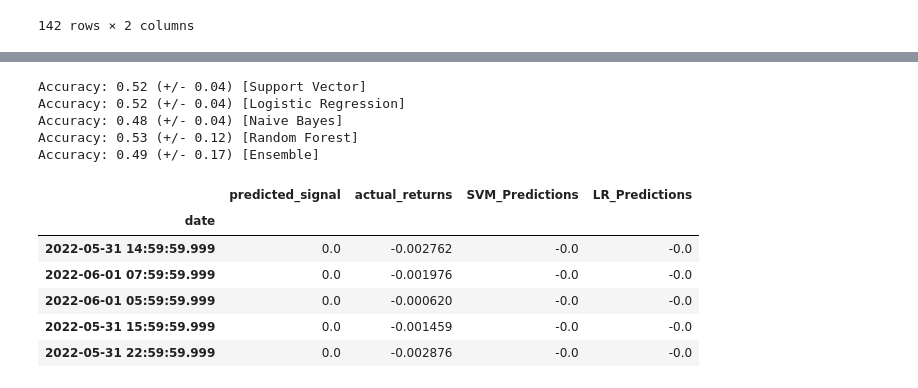
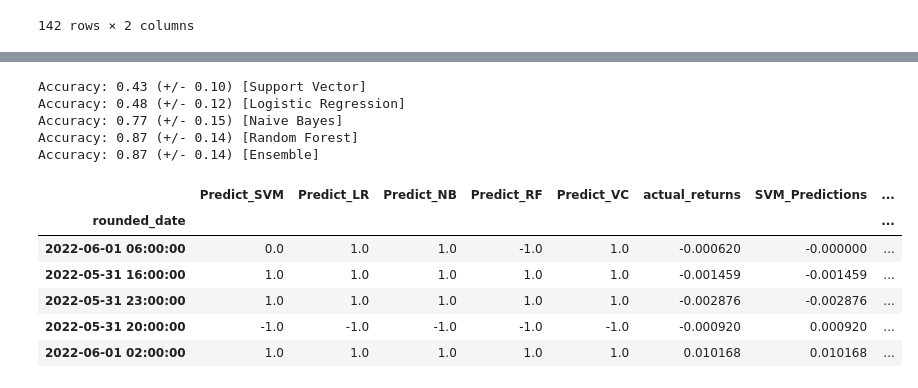
Before and after one commit to SamRoberts995/Project2_ML, a Jupyter notebook: Coding/Crypto_Algo.ipynb, the cells around one changed output, grey strips where cells are left out. Saved outputs shown, nothing was run; the diff lists cells and outputs as text; code cells hidden in the pictures.

Commit message:
update for datetime

```diff
--- a/Coding/Crypto_Algo.ipynb
+++ b/Coding/Crypto_Algo.ipynb
@@ -50,0 +44,16 @@ btc_df
+# %%
+from datetime import datetime, timedelta
+now = datetime.now()
+
+def hour_rounder(t):
+    t = datetime.fromisoformat(t)
+    # Rounds to nearest hour by adding a timedelta hour if minute >= 30
+    return (t.replace(second=0, microsecond=0, minute=0, hour=t.hour)
+               +timedelta(hours=t.minute//30))
+
+btc_df = btc_df.drop(columns=['open', 'low',])
+btc_df = btc_df.reset_index().drop(columns=['index'])
+btc_df['rounded_date'] = btc_df['date'].apply(lambda t: hour_rounder(t))
+btc_df = btc_df.drop(columns='date')
+
+btc_df.head()
@@ -51,12 +67,9 @@ btc_df
 # %%
 btc_df['polarity'] = np.random.randint(2, size=121)
 btc_df = btc_df.reset_index()
-btc_df = btc_df.set_index('date')
+btc_df = btc_df.set_index('rounded_date')
 btc_df = btc_df.drop(columns='index')
 # %%
-# Create new DF
-btc_df = btc_df.drop(columns=['open', 'low'])
-
 # Calculate the hourly returns using the closing prices and the pct_change function
 btc_df["actual_returns"] = btc_df["close"].pct_change()
 btc_df = btc_df.dropna()
@@ -202,32 +216,41 @@ eclf = VotingClassifier(
  estimators=[('lr', model_1), ('rf', model_2), ('gnb', model_3)],
  voting='hard'
 )
+eclf.fit(X_train_scaled,y_train)
+ypred_vc = eclf.predict(X_test_scaled)
 
 
 for clf, label in zip([svm_model, model_1, model_2, model_3, eclf], ['Support Vector', 'Logistic Regression', 'Naive Bayes', 'Random Forest', 'Ensemble']):
- scores = cross_val_score(clf, X, y, scoring='accuracy', cv=5)
+ scores = cross_val_score(clf, X, y, scoring='accuracy', cv=4)
  print("Accuracy: %0.2f (+/- %0.2f) [%s]" % (scores.mean(), scores.std(), label))
 # %% [output]
-Accuracy: 0.52 (+/- 0.04) [Support Vector]
-Accuracy: 0.52 (+/- 0.04) [Logistic Regression]
-Accuracy: 0.48 (+/- 0.04) [Naive Bayes]
-Accuracy: 0.53 (+/- 0.12) [Random Forest]
-Accuracy: 0.49 (+/- 0.17) [Ensemble]
+Accuracy: 0.43 (+/- 0.10) [Support Vector]
+Accuracy: 0.48 (+/- 0.12) [Logistic Regression]
+Accuracy: 0.77 (+/- 0.15) [Naive Bayes]
+Accuracy: 0.87 (+/- 0.14) [Random Forest]
+Accuracy: 0.87 (+/- 0.14) [Ensemble]
 # %%
 # Create a new empty predictions DataFrame using code provided below.
 predictions_df = pd.DataFrame(index=X_test.index)
-predictions_df["predicted_signal"] = testing_signal_predictions
+predictions_df["Predict_SVM"] = testing_signal_predictions
+predictions_df["Predict_LR"] = ypred_lr
+predictions_df["Predict_NB"] = ypred_GNB
+predictions_df["Predict_RF"] = ypred_RFC
+predictions_df["Predict_VC"] = ypred_vc
 predictions_df["actual_returns"] = btc_df["actual_returns"]
-predictions_df["SVM_Predictions"] = predictions_df["actual_returns"] * predictions_df["predicted_signal"]
-predictions_df["LR_Predictions"] = predictions_df["actual_returns"] * predictions_df["predicted_signal"]
-predictions_df.head()
+predictions_df["SVM_Predictions"] = predictions_df["actual_returns"] * predictions_df["Predict_SVM"]
+predictions_df["GNB_Predictions"] = predictions_df["actual_returns"] * predictions_df["Predict_NB"]
+predictions_df["RFC_Predictions"] = predictions_df["actual_returns"] * predictions_df["Predict_RF"]
+predictions_df["VC_Predictions"] = predictions_df["actual_returns"] * predictions_df["Predict_VC"]
+
+predictions_df.tail()
 # %% [output]
-|  | predicted_signal | actual_returns | SVM_Predictions | LR_Predictions |
-| date |  |  |  |  |
-| 2022-05-31 14:59:59.999 | 0.0 | -0.002762 | -0.0 | -0.0 |
-| 2022-06-01 07:59:59.999 | 0.0 | -0.001976 | -0.0 | -0.0 |
-| 2022-06-01 05:59:59.999 | 0.0 | -0.000620 | -0.0 | -0.0 |
-| 2022-05-31 15:59:59.999 | 0.0 | -0.001459 | -0.0 | -0.0 |
-| 2022-05-31 22:59:59.999 | 0.0 | -0.002876 | -0.0 | -0.0 |
+|  | Predict_SVM | Predict_LR | Predict_NB | Predict_RF | Predict_VC | actual_returns | SVM_Predictions | ... |
+| rounded_date |  |  |  |  |  |  |  | ... |
+| 2022-06-01 06:00:00 | 0.0 | 1.0 | 1.0 | -1.0 | 1.0 | -0.000620 | -0.000000 | ... |
+| 2022-05-31 16:00:00 | 1.0 | 1.0 | 1.0 | 1.0 | 1.0 | -0.001459 | -0.001459 | ... |
+| 2022-05-31 23:00:00 | 1.0 | 1.0 | 1.0 | 1.0 | 1.0 | -0.002876 | -0.002876 | ... |
+| 2022-05-31 20:00:00 | -1.0 | -1.0 | -1.0 | -1.0 | -1.0 | -0.000920 | 0.000920 | ... |
+| 2022-06-01 02:00:00 | 1.0 | 1.0 | 1.0 | 1.0 | 1.0 | 0.010168 | 0.010168 | ... |
 # %%
 # Calculate and plot the cumulative returns for the `actual_returns` and the `trading_algorithm_returns`
```
Also changed, not shown: parts of 9 cells of this notebook.
